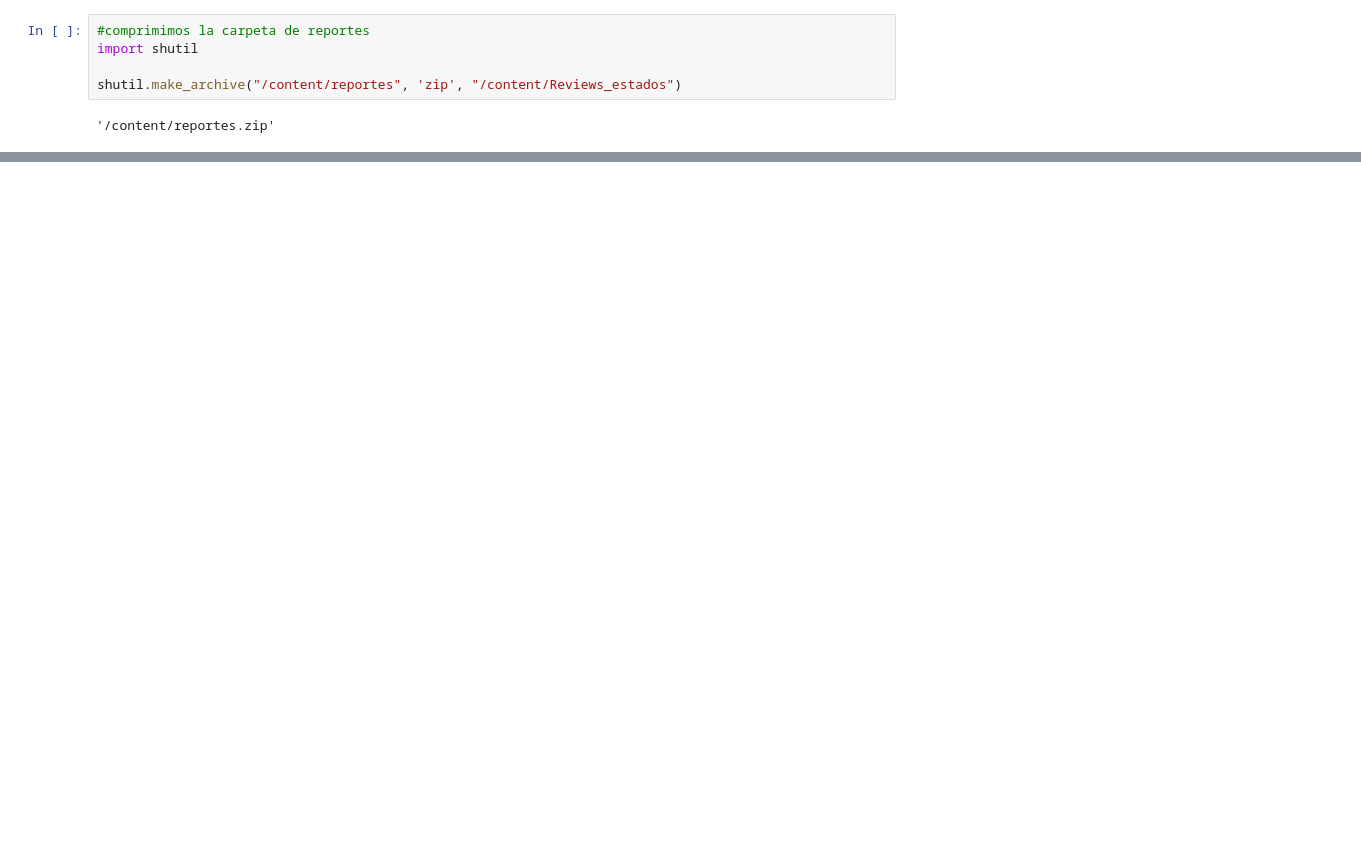
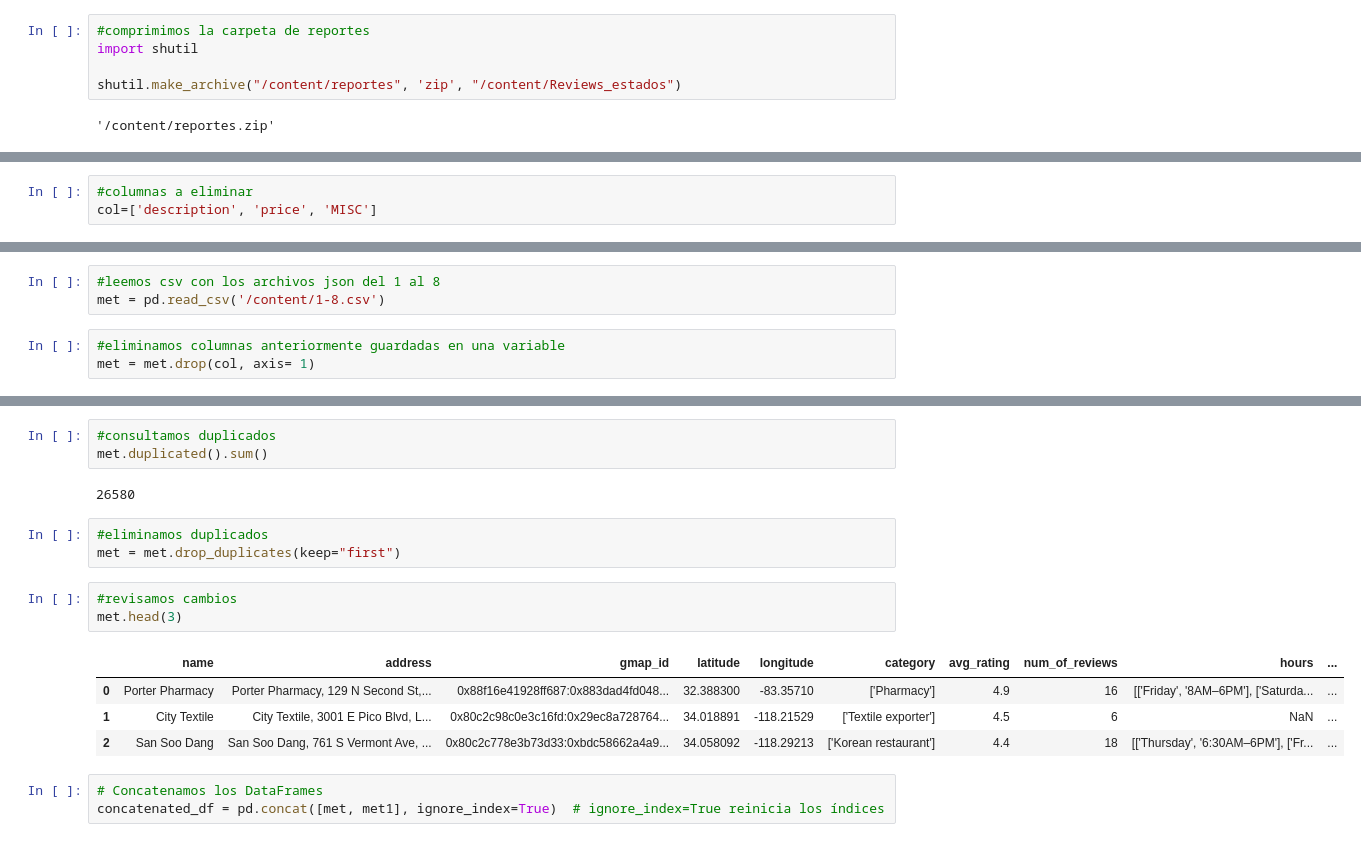
Before and after one commit to IsmaelRivera98/Data-Proyect-Yelp, a Jupyter notebook: eda_etl_santiago_ituyan.ipynb, the cells around one changed output, grey strips where cells are left out. Cells and saved outputs as stored; diff of their text form; blank space fills up the shorter version.

```diff
--- a/eda_etl_santiago_ituyan.ipynb
+++ b/eda_etl_santiago_ituyan.ipynb
@@ -135,0 +328,3 @@ files.download("/content/reportes.zip")
+# %%
+#columnas a eliminar
+col=['description', 'price', 'MISC']
@@ -135,0 +390,6 @@ files.download("/content/reportes.zip")
+# %%
+#leemos csv con los archivos json del 1 al 8
+met = pd.read_csv('/content/1-8.csv')
+# %%
+#eliminamos columnas anteriormente guardadas en una variable
+met = met.drop(col, axis= 1)
@@ -135,0 +413,19 @@ files.download("/content/reportes.zip")
+# %%
+#consultamos duplicados
+met.duplicated().sum()
+# %% [output]
+26580
+# %%
+#eliminamos duplicados
+met = met.drop_duplicates(keep="first")
+# %%
+#revisamos cambios
+met.head(3)
+# %% [output]
+|  | name | address | gmap_id | latitude | longitude | category | avg_rating | num_of_reviews | hours | ... |
+| 0 | Porter Pharmacy | Porter Pharmacy, 129 N Second St,... | 0x88f16e41928ff687:0x883dad4fd048... | 32.388300 | -83.35710 | ['Pharmacy'] | 4.9 | 16 | [['Friday', '8AM–6PM'], ['Saturda... | ... |
+| 1 | City Textile | City Textile, 3001 E Pico Blvd, L... | 0x80c2c98c0e3c16fd:0x29ec8a728764... | 34.018891 | -118.21529 | ['Textile exporter'] | 4.5 | 6 | NaN | ... |
+| 2 | San Soo Dang | San Soo Dang, 761 S Vermont Ave, ... | 0x80c2c778e3b73d33:0xbdc58662a4a9... | 34.058092 | -118.29213 | ['Korean restaurant'] | 4.4 | 18 | [['Thursday', '6:30AM–6PM'], ['Fr... | ... |
+# %%
+# Concatenamos los DataFrames
+concatenated_df = pd.concat([met, met1], ignore_index=True)  # ignore_index=True reinicia los índices
```
Also changed, not shown: parts of 62 cells of this notebook.
